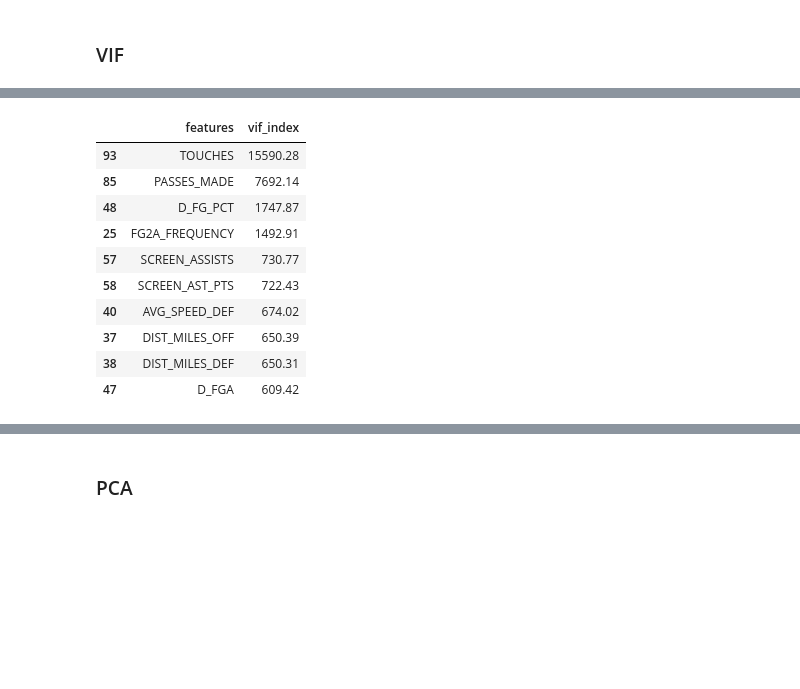
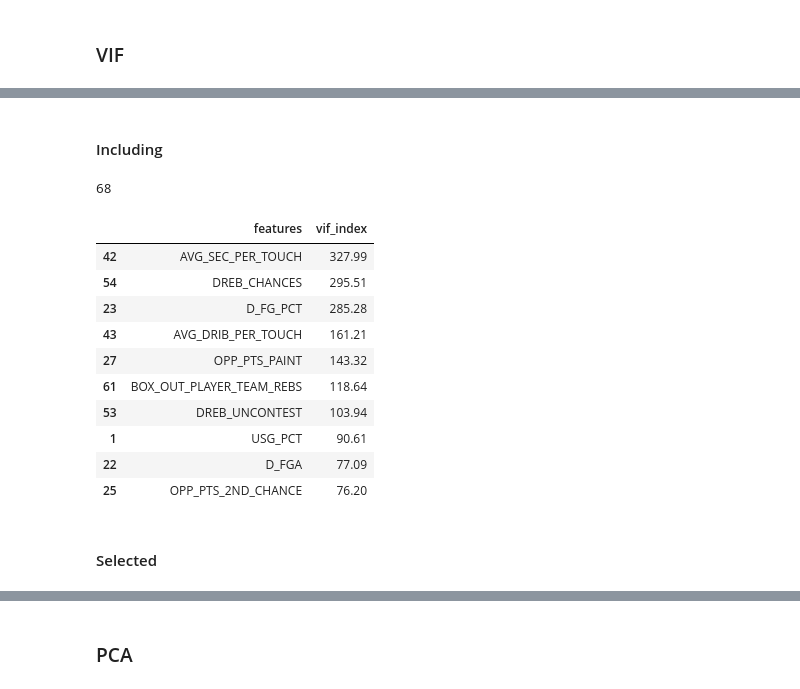
Before and after one commit to arnaud-odet/Roster_Building, a Jupyter notebook: notebooks/clustering.ipynb, the cells around one changed output, grey strips where cells are left out. Saved outputs shown, nothing was run; the diff lists cells and outputs as text; code cells hidden in the pictures; blank space fills up the shorter version.

```diff
--- a/notebooks/clustering.ipynb
+++ b/notebooks/clustering.ipynb
@@ -377,2 +336,0 @@ df
-# %%
-drop_cols = ['FREQ','BOX_OUTS','DIST_MILES','AVG_SPEED']
@@ -378,0 +411,2 @@ drop_cols = ['FREQ','BOX_OUTS','DIST_MILES','AVG_SPEED']
+# %%
+auto_drop_cols = {k : auto_excl_vif( v.drop(columns = ['MIN','GP','Season']).dropna() ) for k, v in data.items()}
@@ -378,0 +451,6 @@ drop_cols = ['FREQ','BOX_OUTS','DIST_MILES','AVG_SPEED']
+# %%
+_drop, _auto_drop = [], []
+for v in DROP_COLS.values():
+    _drop += v
+for v in auto_drop_cols.values():
+    _auto_drop += v
@@ -378,0 +491,2 @@ drop_cols = ['FREQ','BOX_OUTS','DIST_MILES','AVG_SPEED']
+# %% [markdown]
+#### Including
@@ -379,23 +582,28 @@ drop_cols = ['FREQ','BOX_OUTS','DIST_MILES','AVG_SPEED']
+# %%
+_incl = []
+for v in INCLUSION_COLS.values():
+    _incl += v
+if add_positions :
+    _incl.append('position')
+print(len(_incl))
+# %% [output]
+68
 # %%
-from statsmodels.stats.outliers_influence import variance_inflation_factor as vif
-
-for col in drop_cols:
-    if col in df.columns:
-        df = df.drop(columns = col)
-
-all_vif = pd.DataFrame()
-all_vif["features"] = df.columns
-all_vif["vif_index"] = [vif(df.values, i) for i in range(df.shape[1])]
-round(all_vif.sort_values(by="vif_index", ascending=False), 2)[:10]
+all_vif_incl = pd.DataFrame()
+all_vif_incl["features"] = df[_incl].columns
+all_vif_incl["vif_index"] = [vif(df[_incl].values, i) for i in range(df[_incl].shape[1])]
+round(all_vif_incl.sort_values(by="vif_index", ascending=False), 2)[:10]
 # %% [output]
 |  | features | vif_index |
-| 93 | TOUCHES | 15590.28 |
-| 85 | PASSES_MADE | 7692.14 |
-| 48 | D_FG_PCT | 1747.87 |
-| 25 | FG2A_FREQUENCY | 1492.91 |
-| 57 | SCREEN_ASSISTS | 730.77 |
-| 58 | SCREEN_AST_PTS | 722.43 |
-| 40 | AVG_SPEED_DEF | 674.02 |
-| 37 | DIST_MILES_OFF | 650.39 |
-| 38 | DIST_MILES_DEF | 650.31 |
-| 47 | D_FGA | 609.42 |
+| 42 | AVG_SEC_PER_TOUCH | 327.99 |
+| 54 | DREB_CHANCES | 295.51 |
+| 23 | D_FG_PCT | 285.28 |
+| 43 | AVG_DRIB_PER_TOUCH | 161.21 |
+| 27 | OPP_PTS_PAINT | 143.32 |
+| 61 | BOX_OUT_PLAYER_TEAM_REBS | 118.64 |
+| 53 | DREB_UNCONTEST | 103.94 |
+| 1 | USG_PCT | 90.61 |
+| 22 | D_FGA | 77.09 |
+| 25 | OPP_PTS_2ND_CHANCE | 76.20 |
+# %% [markdown]
+#### Selected
```
Also changed, not shown: parts of 53 cells of this notebook, 3 other files.
